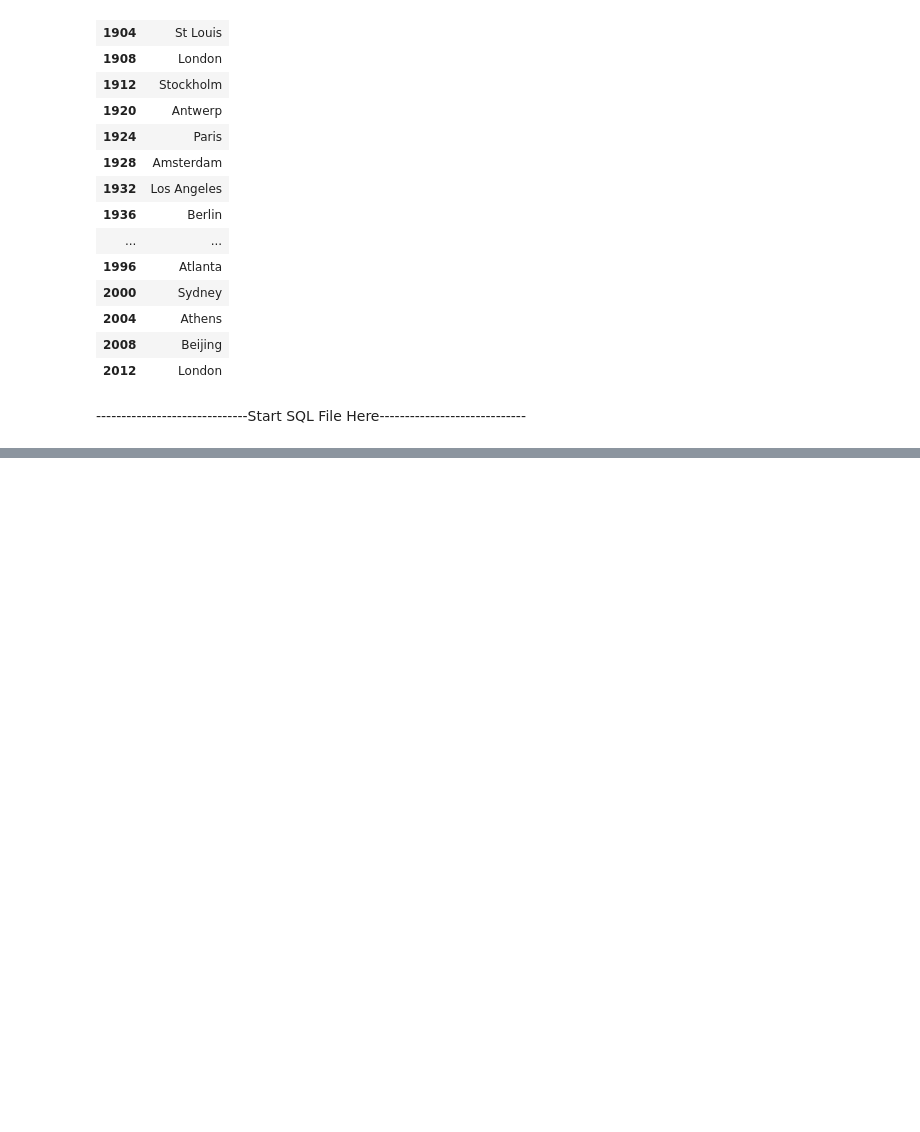
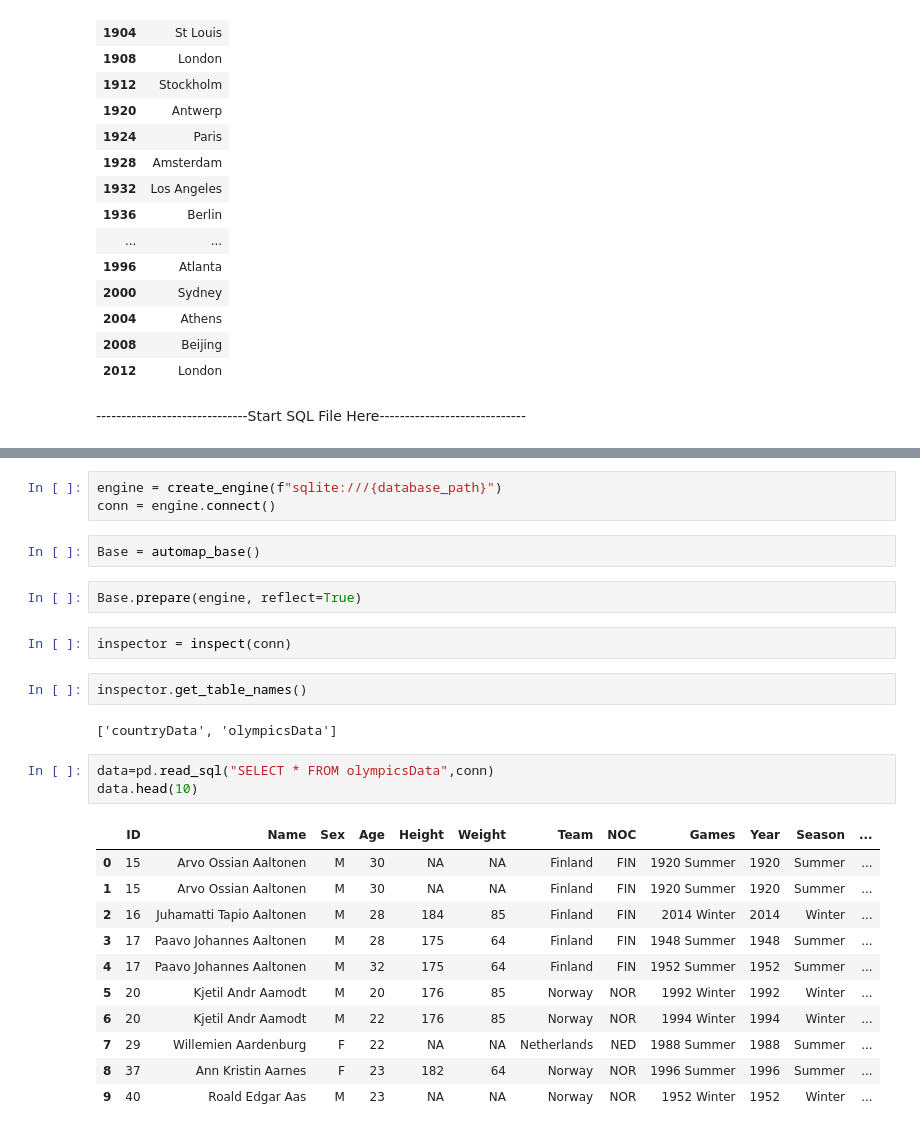
Before and after one commit to julia-claira/Olympic_Analysis, a Jupyter notebook: jupyter/Julia_summer_medal_data.ipynb, the cells around one changed output, grey strips where cells are left out. Cells and saved outputs as stored; diff of their text form; blank space fills up the shorter version.

```diff
--- a/jupyter/Julia_summer_medal_data.ipynb
+++ b/jupyter/Julia_summer_medal_data.ipynb
@@ -112,0 +115,28 @@ database_path= "../data/Olympics.sql"
+# %%
+engine = create_engine(f"sqlite:///{database_path}")
+conn = engine.connect()
+# %%
+Base = automap_base()
+# %%
+Base.prepare(engine, reflect=True)
+# %%
+inspector = inspect(conn)
+# %%
+inspector.get_table_names()
+# %% [output]
+['countryData', 'olympicsData']
+# %%
+data=pd.read_sql("SELECT * FROM olympicsData",conn)
+data.head(10)
+# %% [output]
+|  | ID | Name | Sex | Age | Height | Weight | Team | NOC | Games | Year | Season | ... |
+| 0 | 15 | Arvo Ossian Aaltonen | M | 30 | NA | NA | Finland | FIN | 1920 Summer | 1920 | Summer | ... |
+| 1 | 15 | Arvo Ossian Aaltonen | M | 30 | NA | NA | Finland | FIN | 1920 Summer | 1920 | Summer | ... |
+| 2 | 16 | Juhamatti Tapio Aaltonen | M | 28 | 184 | 85 | Finland | FIN | 2014 Winter | 2014 | Winter | ... |
+| 3 | 17 | Paavo Johannes Aaltonen | M | 28 | 175 | 64 | Finland | FIN | 1948 Summer | 1948 | Summer | ... |
+| 4 | 17 | Paavo Johannes Aaltonen | M | 32 | 175 | 64 | Finland | FIN | 1952 Summer | 1952 | Summer | ... |
+| 5 | 20 | Kjetil Andr Aamodt | M | 20 | 176 | 85 | Norway | NOR | 1992 Winter | 1992 | Winter | ... |
+| 6 | 20 | Kjetil Andr Aamodt | M | 22 | 176 | 85 | Norway | NOR | 1994 Winter | 1994 | Winter | ... |
+| 7 | 29 | Willemien Aardenburg | F | 22 | NA | NA | Netherlands | NED | 1988 Summer | 1988 | Summer | ... |
+| 8 | 37 | Ann Kristin Aarnes | F | 23 | 182 | 64 | Norway | NOR | 1996 Summer | 1996 | Summer | ... |
+| 9 | 40 | Roald Edgar Aas | M | 23 | NA | NA | Norway | NOR | 1952 Winter | 1952 | Winter | ... |
```
Also changed, not shown: parts of 3 cells of this notebook, 7 other files.
